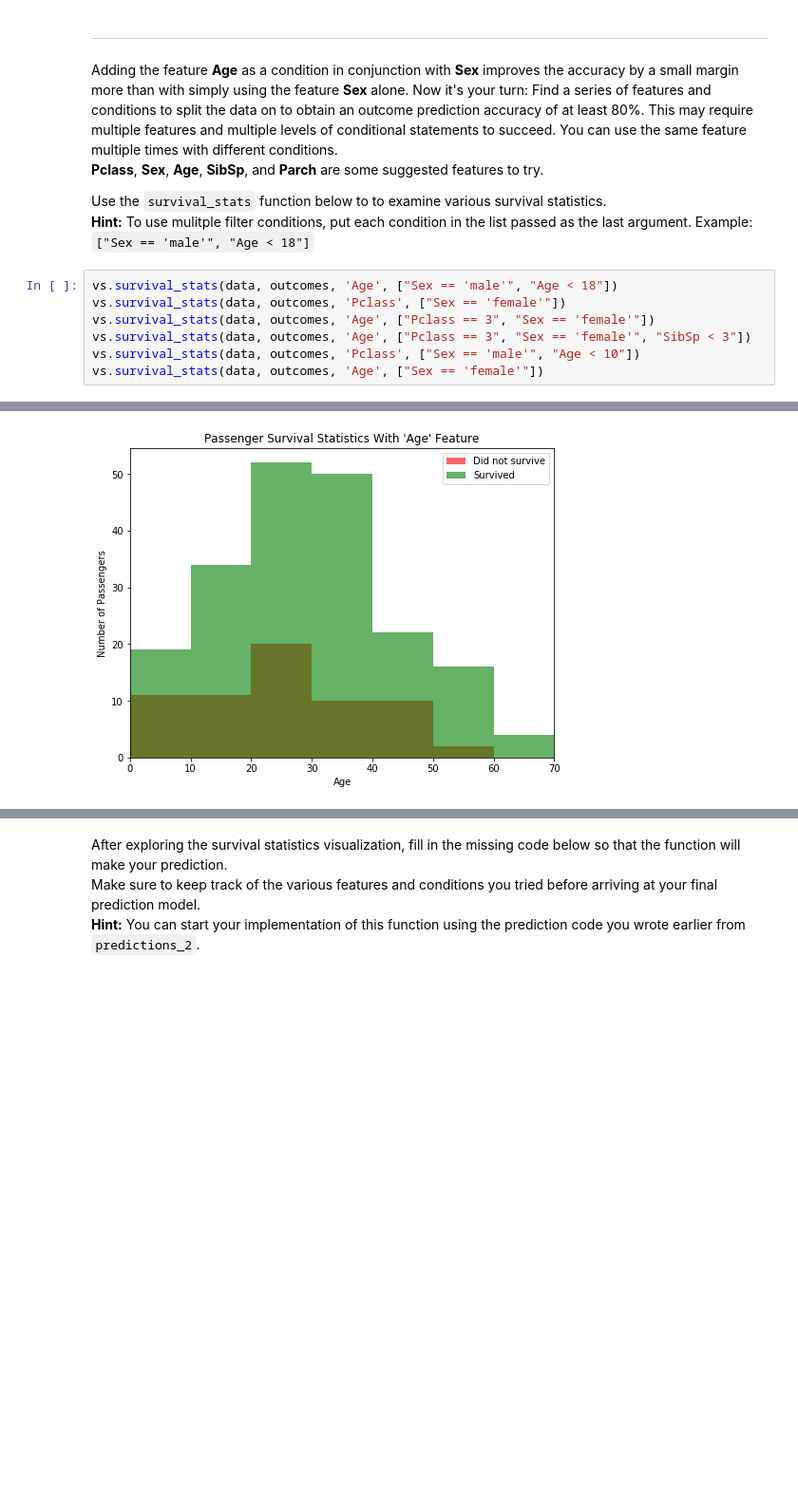
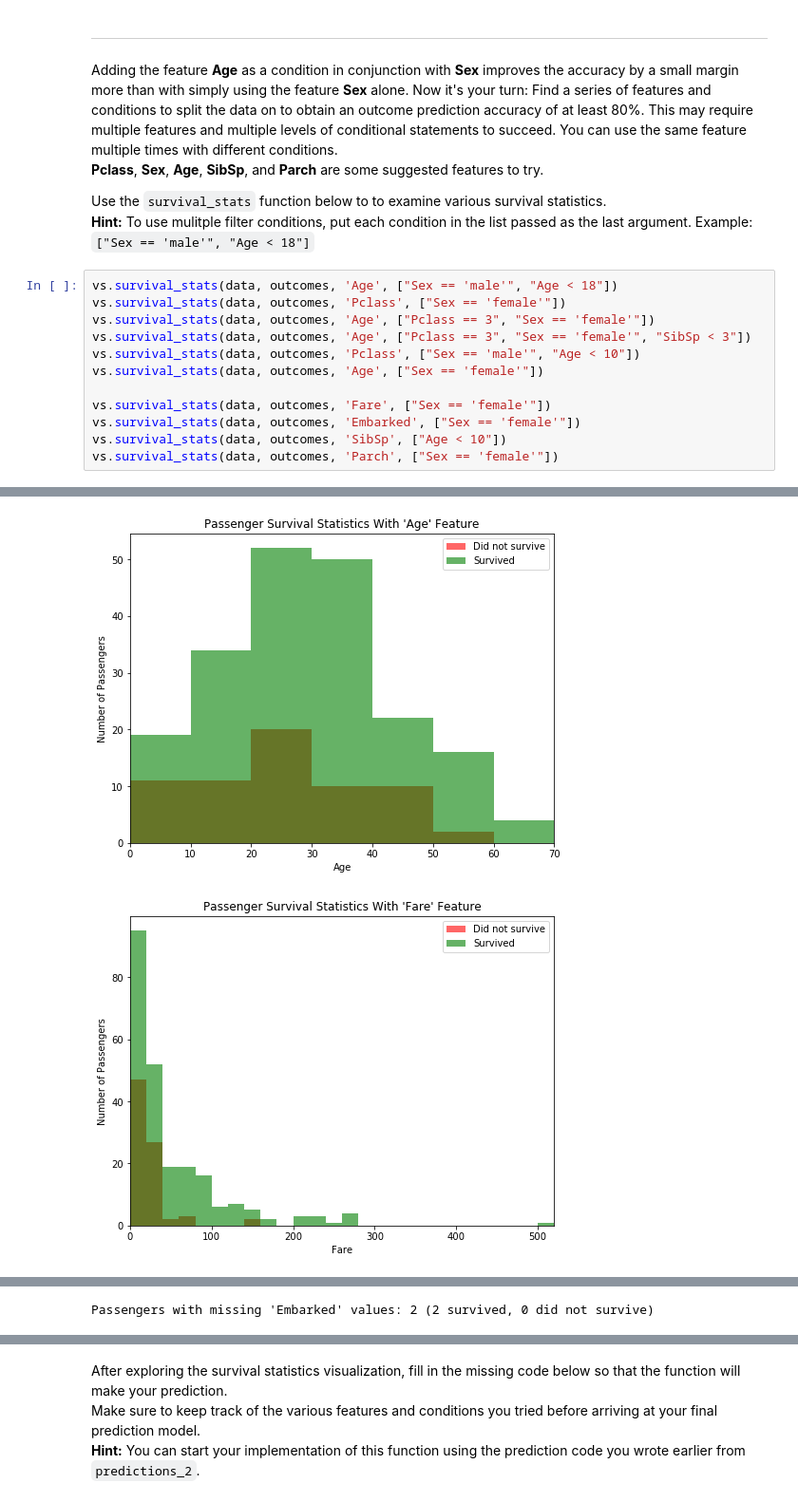
Before and after one commit to subhakarks/machine-learning, a Jupyter notebook: MLND-udacity/projects/titanic-survival/titanic_survival_exploration.ipynb, the cells around one changed output, grey strips where cells are left out. Shown at 95% size. Cells and saved outputs as stored; diff of their text form; blank space fills up the shorter version.

Commit message:
MLND: SL: Titanic Survival - Final

```diff
--- a/MLND-udacity/projects/titanic-survival/titanic_survival_exploration.ipynb
+++ b/MLND-udacity/projects/titanic-survival/titanic_survival_exploration.ipynb
@@ -209,14 +207,20 @@ Use the `survival_stats` function below to to examine various survival statistic
 # %%
 vs.survival_stats(data, outcomes, 'Age', ["Sex == 'male'", "Age < 18"])
 vs.survival_stats(data, outcomes, 'Pclass', ["Sex == 'female'"])
 vs.survival_stats(data, outcomes, 'Age', ["Pclass == 3", "Sex == 'female'"])
 vs.survival_stats(data, outcomes, 'Age', ["Pclass == 3", "Sex == 'female'", "SibSp < 3"])
 vs.survival_stats(data, outcomes, 'Pclass', ["Sex == 'male'", "Age < 10"])
 vs.survival_stats(data, outcomes, 'Age', ["Sex == 'female'"])
+
+vs.survival_stats(data, outcomes, 'Fare', ["Sex == 'female'"])
+vs.survival_stats(data, outcomes, 'Embarked', ["Sex == 'female'"])
+vs.survival_stats(data, outcomes, 'SibSp', ["Age < 10"])
+vs.survival_stats(data, outcomes, 'Parch', ["Sex == 'female'"])
 # %% [output]
 [figure]
 [figure]
 [figure]
 [figure]
 [figure]
 [figure]
+[figure, added]
@@ -222,0 +228 @@ vs.survival_stats(data, outcomes, 'Age', ["Sex == 'female'"])
+Passengers with missing 'Embarked' values: 2 (2 survived, 0 did not survive)
```
Also changed, not shown: parts of 2 cells of this notebook, 1 other file.
